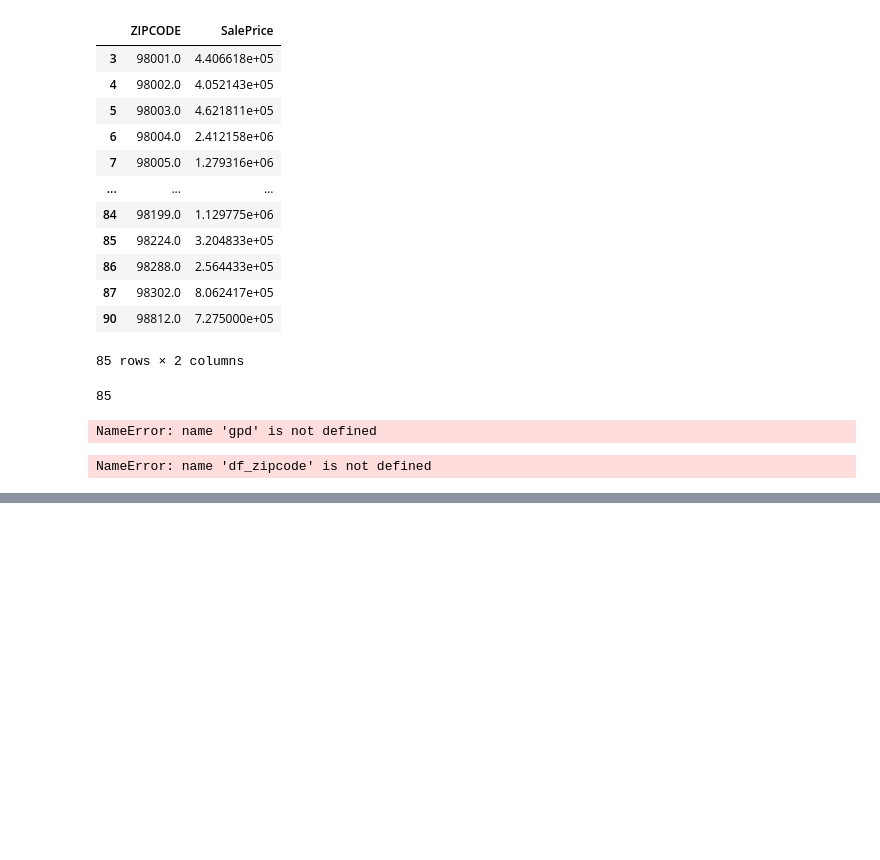
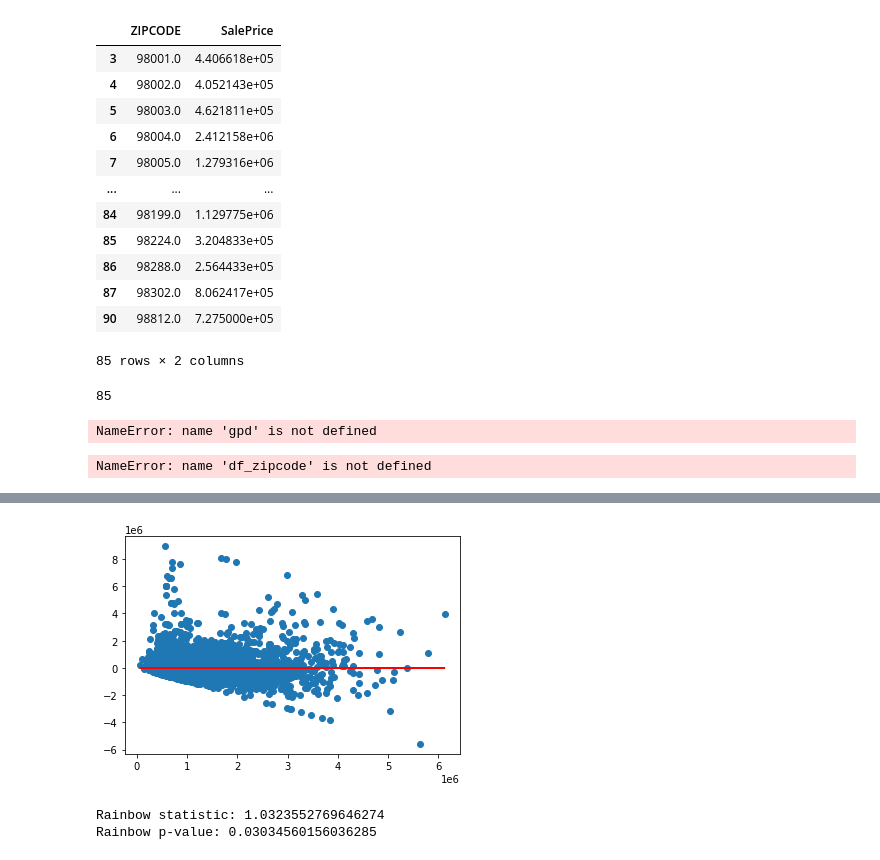
Before and after one commit to angelicacodes/phase_2_project_chicago-sf-seattle-ds-082420, a Jupyter notebook: notebooks/final/final_notebook.ipynb, the cells around one changed output, grey strips where cells are left out. Cells and saved outputs as stored; diff of their text form; code cells hidden in the pictures; blank space fills up the shorter version.

```diff
--- a/notebooks/final/final_notebook.ipynb
+++ b/notebooks/final/final_notebook.ipynb
@@ -556,0 +901,16 @@ KC_WA_map.save('King_County_WA_map.html')
+# %%
+#Homoscedasticity--checking for variance of residuals (errors)
+plt.scatter(model2.predict(comb_df[x_cols]), model2.resid)
+plt.plot(model2.predict(comb_df[x_cols]), [0 for i in range(len(comb_df))], color ='red');
+
+#result: similiar to Model 1, uneven distribution
+# %% [output]
+[figure, added]
+# %%
+#Testing for linearity
+rainbow_statistic, rainbow_p_value = linear_rainbow(model2)
+print("Rainbow statistic:", rainbow_statistic)
+print("Rainbow p-value:", rainbow_p_value)
+# %% [output]
+Rainbow statistic: 1.0323552769646274
+Rainbow p-value: 0.03034560156036285
```
Also changed, not shown: parts of 30 cells of this notebook.
